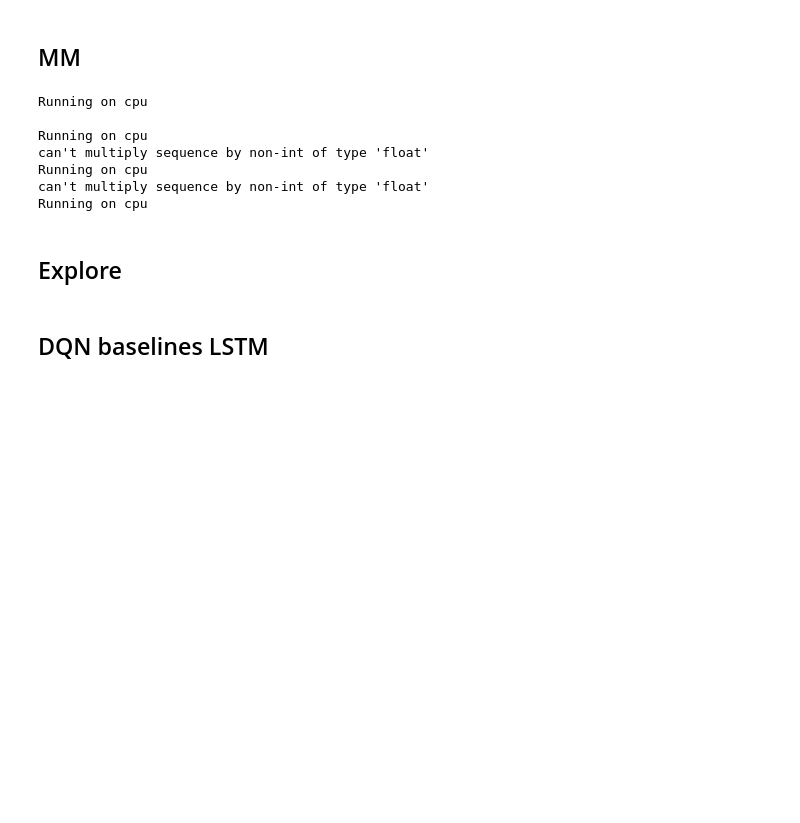
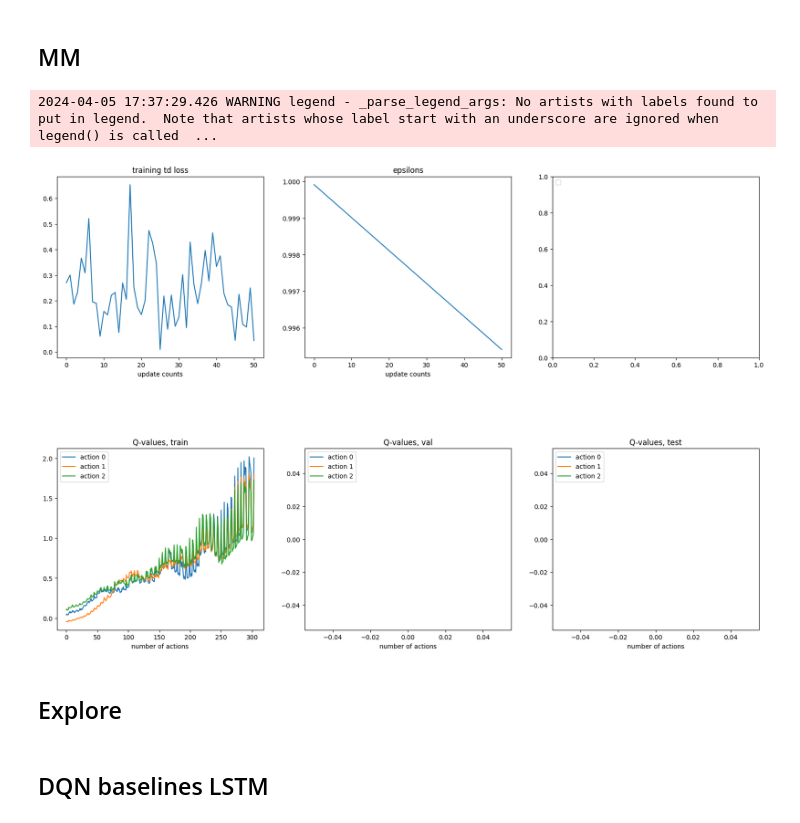
Before and after one commit to humemai/agent-room-env-v2-lstm, a Jupyter notebook: train-dqn.ipynb, the cells around one changed output. Cells and saved outputs as stored; diff of their text form; code cells hidden in the pictures; blank space fills up the shorter version.

```diff
--- a/train-dqn.ipynb
+++ b/train-dqn.ipynb
@@ -11,17 +11,32 @@ logger.disabled = True
 
 params_all = []
 for _ in range(1000):
+    num_iterations = 100 * 100
+    question_interval = 1
+    deterministic_objects = True
+    room_size = "l"
+    terminates_at = 99
+    if deterministic_objects:
+        root_dir = f"./training-results/deterministic-objects/DQN/"
+    else:
+        root_dir = f"./training-results/stochastic-objects/DQN/"
+
+    default_root_dir = (
+        root_dir
+        + f"mm/{room_size}/{terminates_at+1}-question_interval={question_interval}"
+    )
+
     params = {
         "env_str": "room_env:RoomEnv-v2",
-        "num_iterations": 100 * 10,
-        "replay_buffer_size": random.choice([100 * 10 / 4, 100 * 10 / 2, 100 * 10]),
-        "warm_start": random.choice([100 * 10 / 4, 100 * 10 / 2, 100 * 10]),
-        "batch_size": random.choice([32, 64, 128]),
-        "target_update_interval": random.choice([10, 50, 100]),
-        "epsilon_decay_until": random.choice([100 * 10 / 4, 100 * 10 / 2, 100 * 10]),
+        "num_iterations": num_iterations,
+        "replay_buffer_size": num_iterations,
+        "warm_start": num_iterations // 10,
+        "batch_size": 32,
+        "target_update_interval": 10,
+        "epsilon_decay_until": num_iterations,
         "max_epsilon": 1.0,
         "min_epsilon": 0.1,
-        "gamma": random.uniform(0.5, 0.999),
+        "gamma": 0.98,
         "capacity": {
             "episodic": 16,
             "episodic_agent": 0,
@@ -38,55 +53,46 @@ for _ in range(1000):
             "memory_of_interest": [
                 "episodic",
                 "semantic",
                 "short",
             ],
             "fuse_information": "sum",
             "include_positional_encoding": True,
             "max_timesteps": 100,
             "max_strength": 100,
         },
         "run_test": True,
         "num_samples_for_results": 10,
-        "plotting_interval": 100,
-        "train_seed": 5,
-        "test_seed": 0,
+        "plotting_interval": 10,
+        "train_seed": random.randint(0, 1000),
+        "test_seed": random.randint(0, 1000),
         "device": "cpu",
         "qa_policy": "episodic_semantic",
         "explore_policy": "avoid_walls",
         "env_config": {
             "question_prob": 1.0,
             "terminates_at": 99,
             "randomize_observations": "objects",
             "room_size": "l",
             "rewards": {"correct": 1, "wrong": 0, "partial": 0},
             "make_everything_static": False,
             "num_total_questions": 1000,
-            "question_interval": 1,
+            "question_interval": question_interval,
             "include_walls_in_observations": True,
+            "deterministic_objects": False,
         },
-        "ddqn": random.choice([True, False]),
-        "dueling_dqn": random.choice([True, False]),
-        "split_reward_training": False,
-        "default_root_dir": "./training-results/DQN/mm/m/100",
-        "run_handcrafted_baselines": None,
+        "ddqn": True,
+        "dueling_dqn": False,
+        "default_root_dir": default_root_dir,
+        "run_handcrafted_baselines": False,
     }
     params_all.append(params)
 
 for params in tqdm(params_all):
-    try:
-        agent = DQNMMAgent(**params)
-        agent.train()
-    except Exception as e:
-        print(e)
-        continue
+    agent = DQNMMAgent(**params)
+    agent.train()
 # %% [output]
-Running on cpu
-
-Running on cpu
-can't multiply sequence by non-int of type 'float'
-Running on cpu
-can't multiply sequence by non-int of type 'float'
-Running on cpu
+2024-04-05 17:37:29.426 WARNING legend - _parse_legend_args: No artists with labels found to put in legend.  Note that artists whose label start with an underscore are ignored when legend() is called  ...
+[figure, added]
 # %% [markdown]
 ## Explore
 # %%
```
Also changed, not shown: parts of 2 cells of this notebook, 20 other files.
